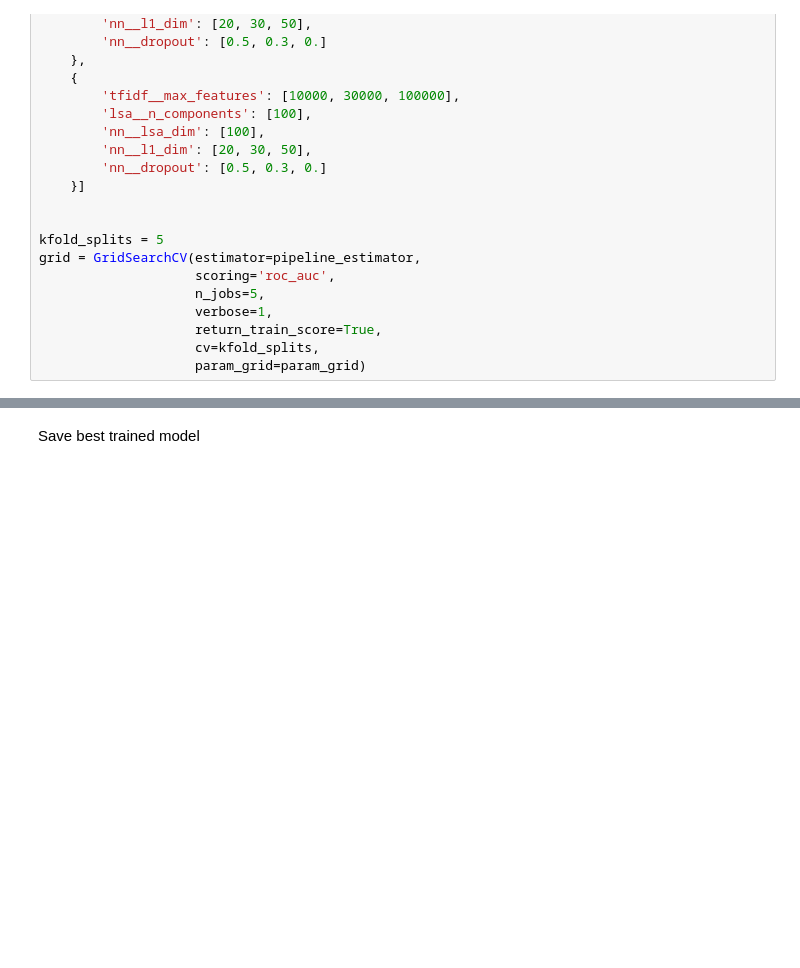
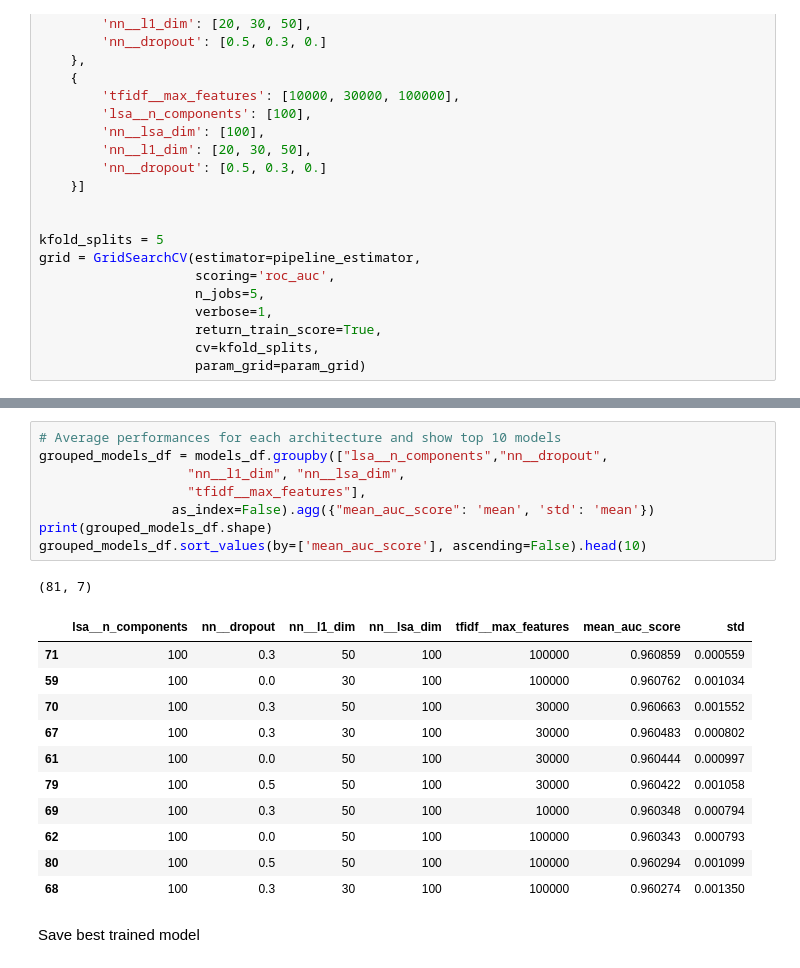
Before and after one commit to augzal/Toxic_Comment_Classifier, a Jupyter notebook: Hyperparameter Tuning.ipynb, the cells around one changed output, grey strips where cells are left out. Saved outputs shown, nothing was run; the diff lists cells and outputs as text; blank space fills up the shorter version.

```diff
--- a/Hyperparameter Tuning.ipynb
+++ b/Hyperparameter Tuning.ipynb
@@ -151,3 +154,24 @@ models_df.sort_values(by=['mean_auc_score'], ascending=False)
+# %%
+# Average performances for each architecture and show top 10 models
+grouped_models_df = models_df.groupby(["lsa__n_components","nn__dropout",
+                   "nn__l1_dim", "nn__lsa_dim",
+                   "tfidf__max_features"],
+                 as_index=False).agg({"mean_auc_score": 'mean', 'std': 'mean'})
+print(grouped_models_df.shape)
+grouped_models_df.sort_values(by=['mean_auc_score'], ascending=False).head(10)
+# %% [output]
+(81, 7)
+|  | lsa__n_components | nn__dropout | nn__l1_dim | nn__lsa_dim | tfidf__max_features | mean_auc_score | std |
+| 71 | 100 | 0.3 | 50 | 100 | 100000 | 0.960859 | 0.000559 |
+| 59 | 100 | 0.0 | 30 | 100 | 100000 | 0.960762 | 0.001034 |
+| 70 | 100 | 0.3 | 50 | 100 | 30000 | 0.960663 | 0.001552 |
+| 67 | 100 | 0.3 | 30 | 100 | 30000 | 0.960483 | 0.000802 |
+| 61 | 100 | 0.0 | 50 | 100 | 30000 | 0.960444 | 0.000997 |
+| 79 | 100 | 0.5 | 50 | 100 | 30000 | 0.960422 | 0.001058 |
+| 69 | 100 | 0.3 | 50 | 100 | 10000 | 0.960348 | 0.000794 |
+| 62 | 100 | 0.0 | 50 | 100 | 100000 | 0.960343 | 0.000793 |
+| 80 | 100 | 0.5 | 50 | 100 | 100000 | 0.960294 | 0.001099 |
+| 68 | 100 | 0.3 | 30 | 100 | 100000 | 0.960274 | 0.001350 |
 # %% [markdown]
 Save best trained model
 # %%
```
Also changed, not shown: parts of 12 cells of this notebook, 5 other files.
